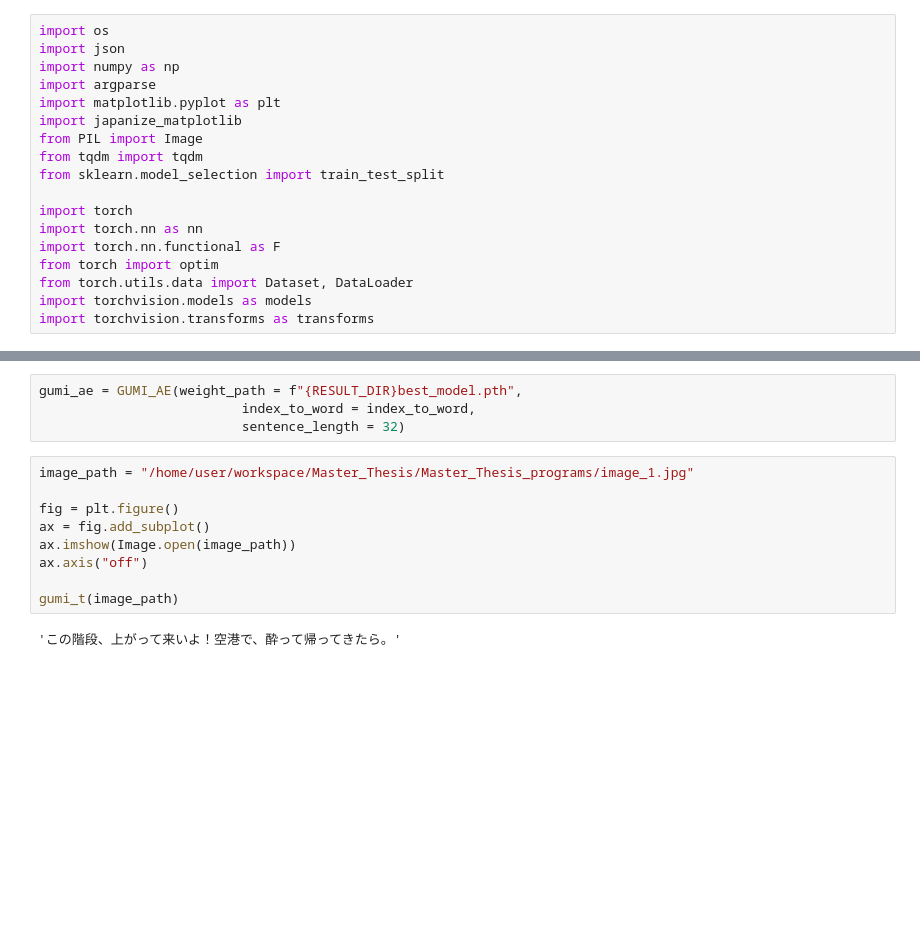
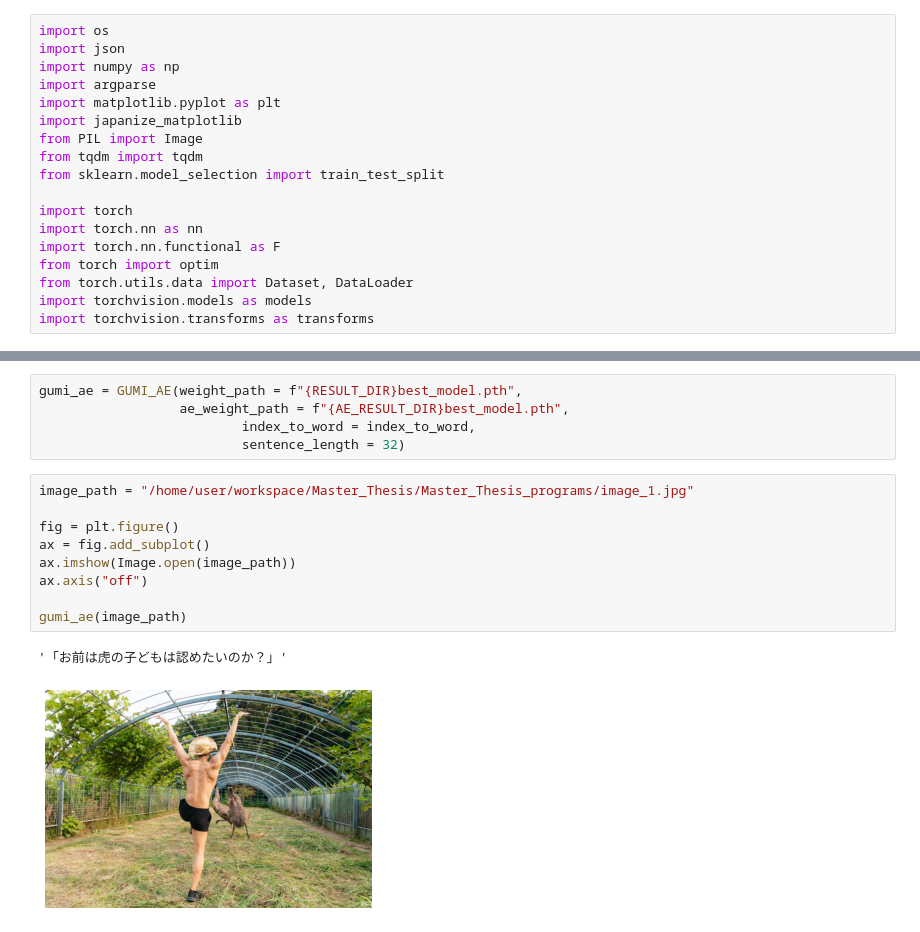
Before and after one commit to yryo1005/Master_Thesis_programs, a Jupyter notebook: GUMI_AE/Generate_Ogiri.ipynb, the cells around one changed output, grey strips where cells are left out. Saved outputs shown, nothing was run; the diff lists cells and outputs as text; blank space fills up the shorter version.

```diff
--- a/GUMI_AE/Generate_Ogiri.ipynb
+++ b/GUMI_AE/Generate_Ogiri.ipynb
@@ -215,15 +214,17 @@ NameError: name 'nn' is not defined
 # %%
 gumi_ae = GUMI_AE(weight_path = f"{RESULT_DIR}best_model.pth",
+                  ae_weight_path = f"{AE_RESULT_DIR}best_model.pth",
                           index_to_word = index_to_word,
                           sentence_length = 32)
 # %%
 image_path = "/home/user/workspace/Master_Thesis/Master_Thesis_programs/image_1.jpg"
 
 fig = plt.figure()
 ax = fig.add_subplot()
 ax.imshow(Image.open(image_path))
 ax.axis("off")
 
-gumi_t(image_path)
+gumi_ae(image_path)
 # %% [output]
-'この階段、上がって来いよ！空港で、酔って帰ってきたら。'
+'「お前は虎の子どもは認めたいのか？」'
+[figure, added]
```
Also changed, not shown: parts of 2 cells of this notebook, 2 other files.
